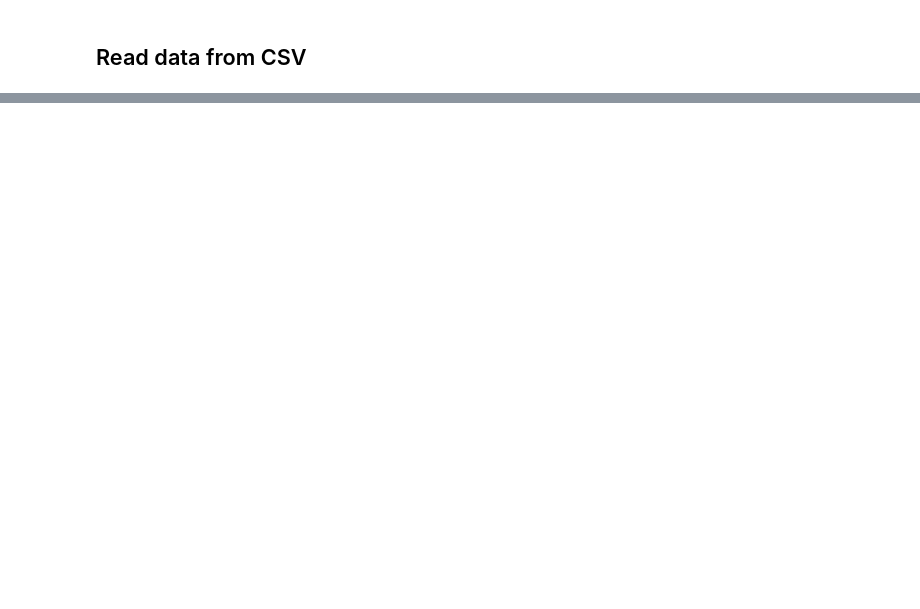
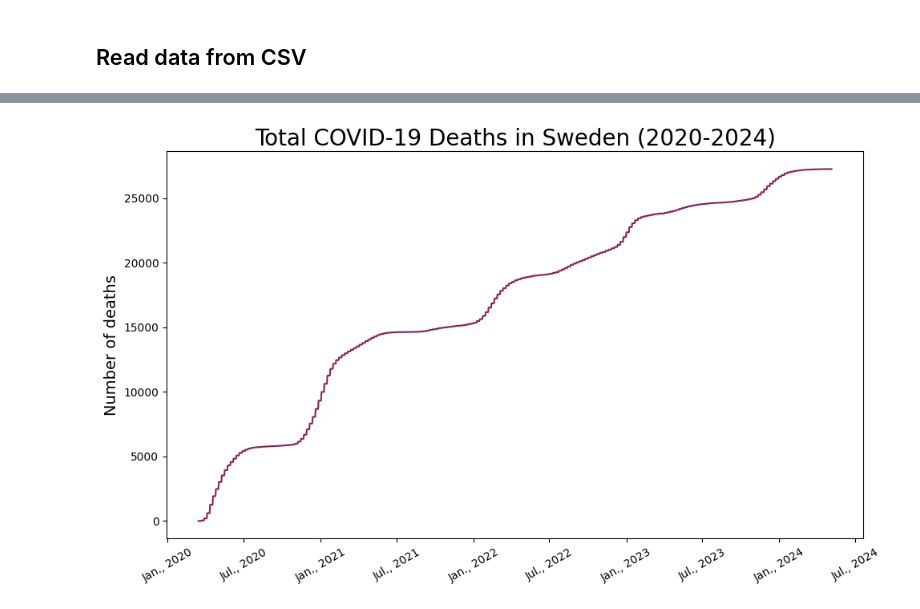
Before and after one commit to jagodatrzeciak/DAV-project, a Jupyter notebook: project.ipynb, the cells around one changed output, grey strips where cells are left out. Saved outputs shown, nothing was run; the diff lists cells and outputs as text; code cells hidden in the pictures; blank space fills up the shorter version.

Commit message:
static plots

```diff
--- a/project.ipynb
+++ b/project.ipynb
@@ -6,15 +7,18 @@ import pandas as pd
 # https://github.com/owid/covid-19-data/blob/master/public/data/owid-covid-data.csv
 df_world = pd.read_csv("data/owid-covid-data.csv")
 df_sweden = df_world[df_world['location'] == 'Sweden']
+df_sweden['date'] = pd.to_datetime(df_sweden['date'])
 
 # data from Public Health Agency of Sweden
 # https://www.folkhalsomyndigheten.se/the-public-health-agency-of-sweden/
-new_cases = pd.read_csv("data/sweden_new_cases.csv", encoding="")
-new_cases_100 = pd.read_csv("data/sweden_new_cases_per_100.csv")
-new_icu = pd.read_csv("data/sweden_icu.csv")
-new_icu_100 = pd.read_csv("data/sweden_icu_per_100.csv")
-new_deths = pd.read_csv("data/sweden_new_cases.csv")
-new_deths_100 = pd.read_csv("data/sweden_new_cases_per_100.csv")
+new_cases = pd.read_csv("data/sweden_new_cases.csv", encoding='ISO-8859-1')
+new_cases_100 = pd.read_csv("data/sweden_new_cases_per_100.csv", encoding='ISO-8859-1')
+new_icu = pd.read_csv("data/sweden_icu.csv", encoding='ISO-8859-1')
+new_icu_100 = pd.read_csv("data/sweden_icu_per_100.csv", encoding='ISO-8859-1')
+new_deths = pd.read_csv("data/sweden_new_cases.csv", encoding='ISO-8859-1')
+new_deths_100 = pd.read_csv("data/sweden_new_cases_per_100.csv", encoding='ISO-8859-1')
+
+df_sweden.set_index('date', inplace=True)
 # %%
 weeks_to_months = {
     '2020': {
@@ -240,0 +573,14 @@ weeks_to_months = {
+# %%
+plt.figure(figsize=(10,6))
+plt.plot(df_sweden.index, df_sweden['total_deaths'], color='#882255')
+
+date_format = mdates.DateFormatter('%b., %Y')
+plt.gca().xaxis.set_major_formatter(date_format)
+
+plt.title("Total COVID-19 Deaths in Sweden (2020-2024)", fontsize=20)
+plt.ylabel('Number of deaths', fontsize=14)
+plt.xticks(rotation=30)
+plt.tight_layout()
+plt.show()
+# %% [output]
+[figure, added]
```
Also changed, not shown: parts of 41 cells of this notebook.
